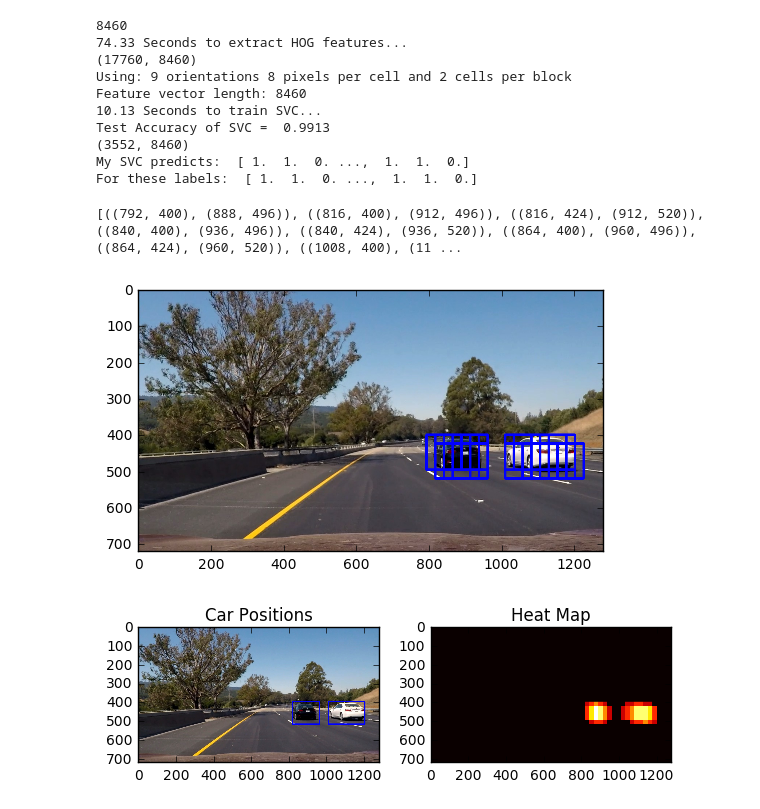
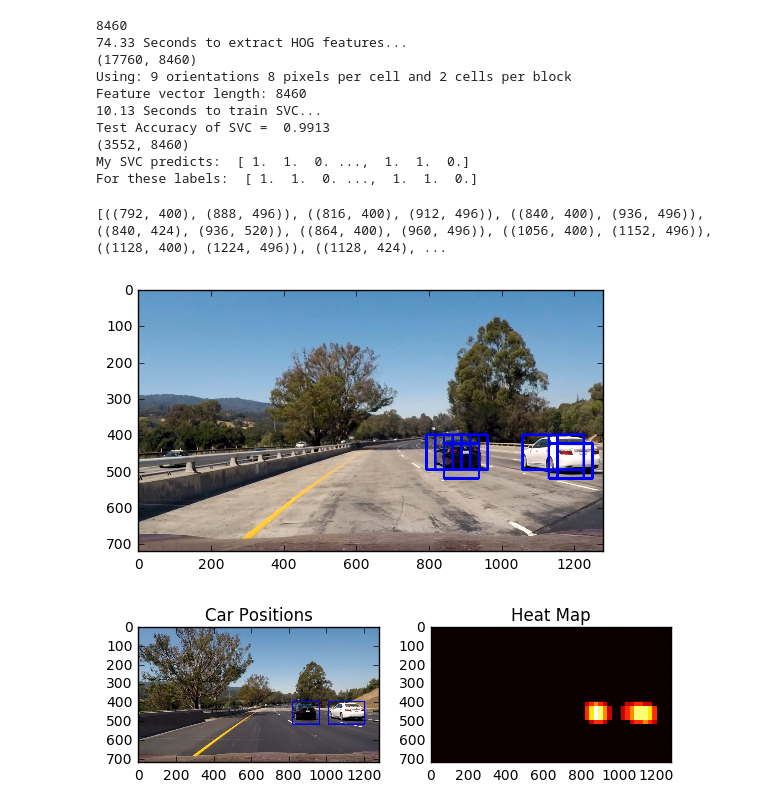
Before and after one commit to SamSamskies/CarND-Vehicle-Detection, a Jupyter notebook: vehicle_detection.ipynb, the cells around one changed output. Saved outputs shown, nothing was run; the diff lists cells and outputs as text; code cells hidden in the pictures.

```diff
--- a/vehicle_detection.ipynb
+++ b/vehicle_detection.ipynb
@@ -278,9 +282,12 @@ For these labels:  [ 1.  1.  0. ...,  1.  1.  0.]
 # %%
 # experiment with sliding window search
 # see lesson 33
+model_pickle = pickle.load(open('model.p', 'rb'))
+svc = model_pickle['svc']
+X_scaler = model_pickle['scaler']
 
 # Define a single function that can extract features using hog sub-sampling and make predictions
-def find_cars(img, scale, svc, X_scaler, ystart=400, ystop=656, orient=9, pix_per_cell=8, cell_per_block=2, spatial_size=(32, 32), hist_bins=32):
+def find_cars(img, scale=1.5, svc=svc, X_scaler=X_scaler, ystart=400, ystop=656, orient=9, pix_per_cell=8, cell_per_block=2, spatial_size=(32, 32), hist_bins=32):
 
     draw_img = np.copy(img)
     img = img.astype(np.float32)/255
@@ -348,15 +355,14 @@ def find_cars(img, scale, svc, X_scaler, ystart=400, ystop=656, orient=9, pix_pe
 
     return draw_img, bboxes
 # %%
-scale = 1.5
-image = mpimg.imread('test_images/test6.jpg')
-out_img, bboxes = find_cars(image, scale, svc, X_scaler)
+image = mpimg.imread('test_images/test1.jpg')
+out_img, bboxes = find_cars(image, scale=1.5)
 plt.figure()
 plt.imshow(out_img)
 print(bboxes)
 # %% [output]
-[((792, 400), (888, 496)), ((816, 400), (912, 496)), ((816, 424), (912, 520)), ((840, 400), (936, 496)), ((840, 424), (936, 520)), ((864, 400), (960, 496)), ((864, 424), (960, 520)), ((1008, 400), (11 ...
+[((792, 400), (888, 496)), ((816, 400), (912, 496)), ((840, 400), (936, 496)), ((840, 424), (936, 520)), ((864, 400), (960, 496)), ((1056, 400), (1152, 496)), ((1128, 400), (1224, 496)), ((1128, 424), ...
-[figure, old version]
+[figure, new version]
 # %%
 def add_heat(heatmap, bbox_list):
     # Iterate through list of bboxes
```
Also changed, not shown: parts of 7 cells of this notebook.
